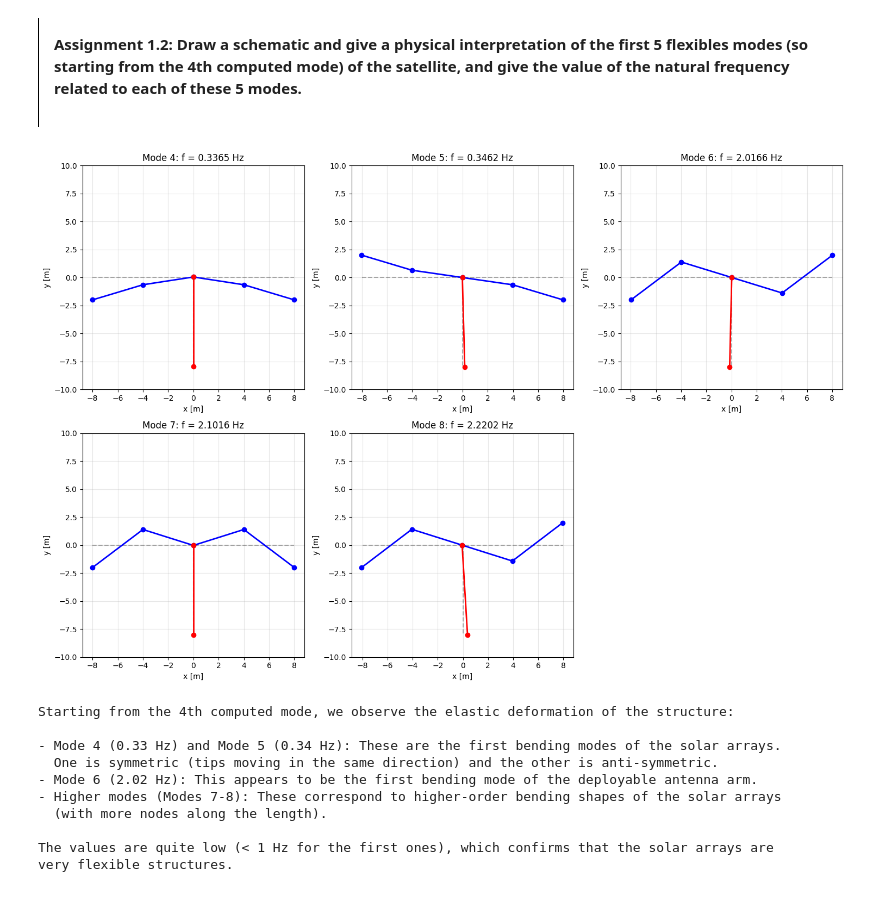
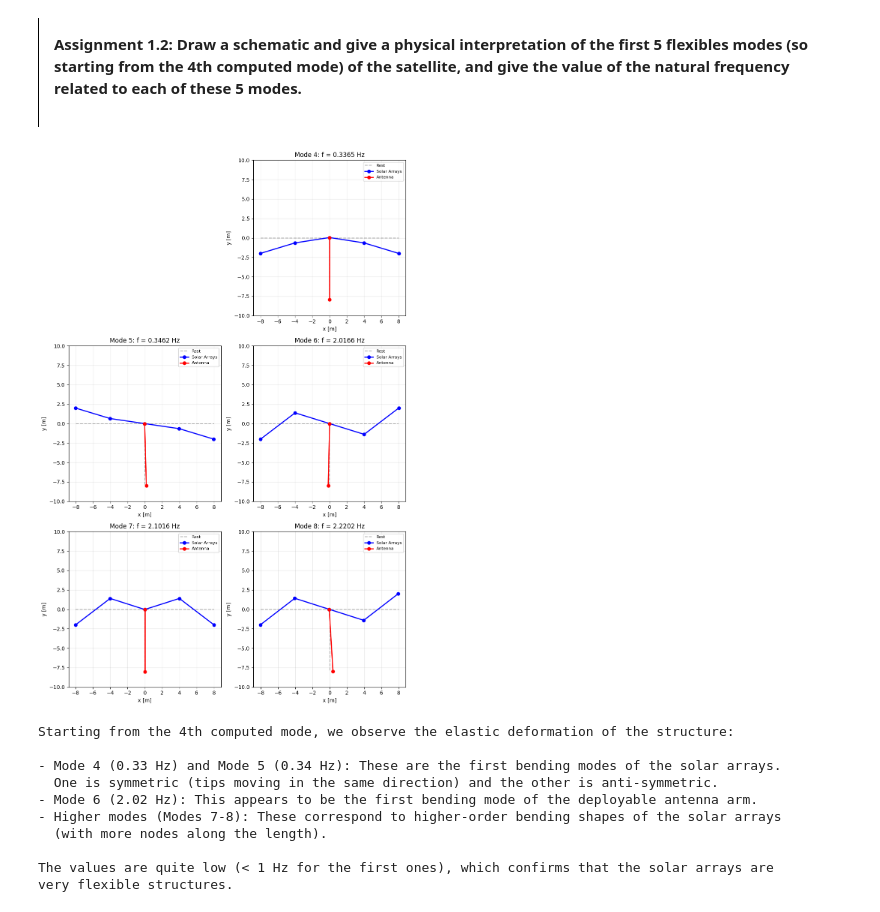
Before and after one commit to mazar3/MA1_MechanicalVibrations, a Jupyter notebook: MECAH411_Project_ZARIOH_Maximilien.ipynb, the cells around one changed output. Drawn from its saved outputs; the diff is of its cells as text; code cells hidden in the pictures.

```diff
--- a/MECAH411_Project_ZARIOH_Maximilien.ipynb
+++ b/MECAH411_Project_ZARIOH_Maximilien.ipynb
@@ -152,8 +152,9 @@ Since the satellite is in orbit and not attached to any ground support (free-fre
 # %%
 # The first 3 modes are rigid body modes
 # Flexible modes start from mode 4 (index 3)
-fig, axes = plt.subplots(2, 3, figsize=(15, 10))
+fig, axes = plt.subplots(3, 2, figsize=(10, 15))
 axes = axes.flatten()
+axes[0].axis('off') # Hide the first subplot
 
 # Define geometry at rest (x and y coordinates)
 # Solar arrays: Tip_Left(-8), Mid_Left(-4), Center(0), Mid_Right(4), Tip_Right(8)
@@ -170,7 +171,7 @@ solar_idx = [4, 3, 1, 5, 6]
 # Plot first 5 flexible modes
 for i in range(5):
     mode_idx = i + 3
-    ax = axes[i]
+    ax = axes[i + 1]
 
     # Get mode shape
     phi = eigenvectors[:, mode_idx]
@@ -180,35 +181,35 @@ for i in range(5):
 
     # Deformed geometry
     # Solar arrays (y displacement)
     y_solar_def = y_solar + scale * phi[solar_idx]
     # Solar arrays (x displacement follows x_c)
     x_solar_def = x_solar + scale * phi[0]
 
     # Antenna (x moves with x_c and x_a, y moves with y_c and y_a)
     x_ant_def = x_ant + scale * np.array([phi[0], phi[7]])
     y_ant_def = y_ant + scale * np.array([phi[1], phi[8]])
 
     # Plot rest position (dashed)
     ax.plot(x_solar, y_solar, 'k--', alpha=0.3, label='Rest')
     ax.plot(x_ant, y_ant, 'k--', alpha=0.3)
 
     # Plot deformed position (colored)
     ax.plot(x_solar_def, y_solar_def, 'b-o', linewidth=2, label='Solar Arrays')
     ax.plot(x_ant_def, y_ant_def, 'r-o', linewidth=2, label='Antenna')
 
     # Labels
     ax.set_title(f'Mode {mode_idx+1}: f = {f_n[mode_idx]:.4f} Hz')
     ax.set_xlabel('x [m]')
     ax.set_ylabel('y [m]')
     ax.grid(True, alpha=0.3)
     ax.set_ylim([-10, 10]) # Fix scale to see movement
+    ax.legend(loc='upper right', fontsize='8', framealpha=0.8)
 
 # Hide empty subplot
-axes[5].axis('off')
 plt.tight_layout()
 plt.show()
 # %% [output]
-[figure, old version]
+[figure, new version]
 # %%
 print("""
 Starting from the 4th computed mode, we observe the elastic deformation of the structure:
```
Also changed, not shown: parts of 3 cells of this notebook, 2 other files.
